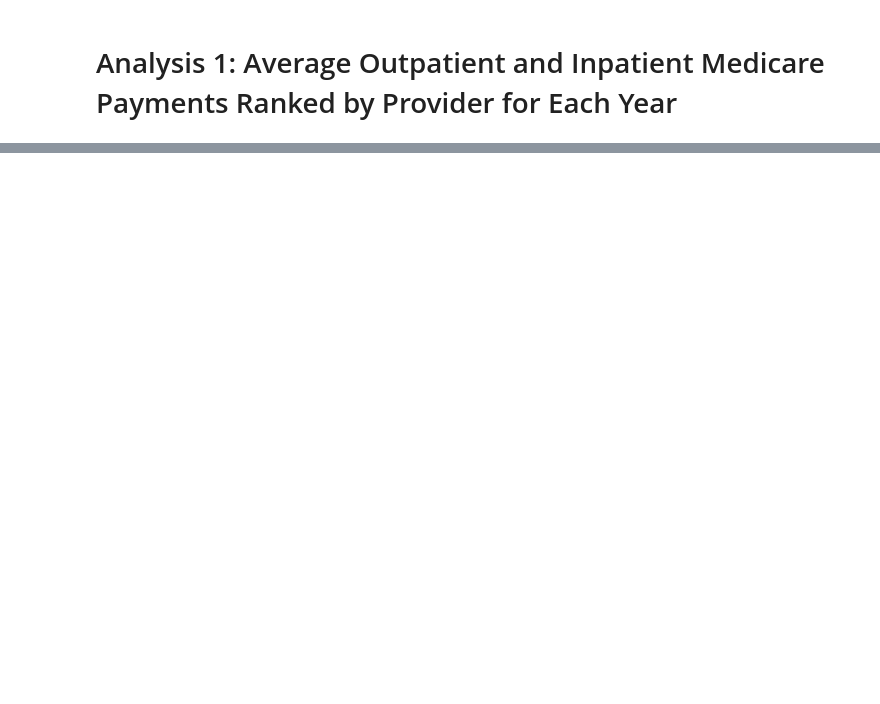
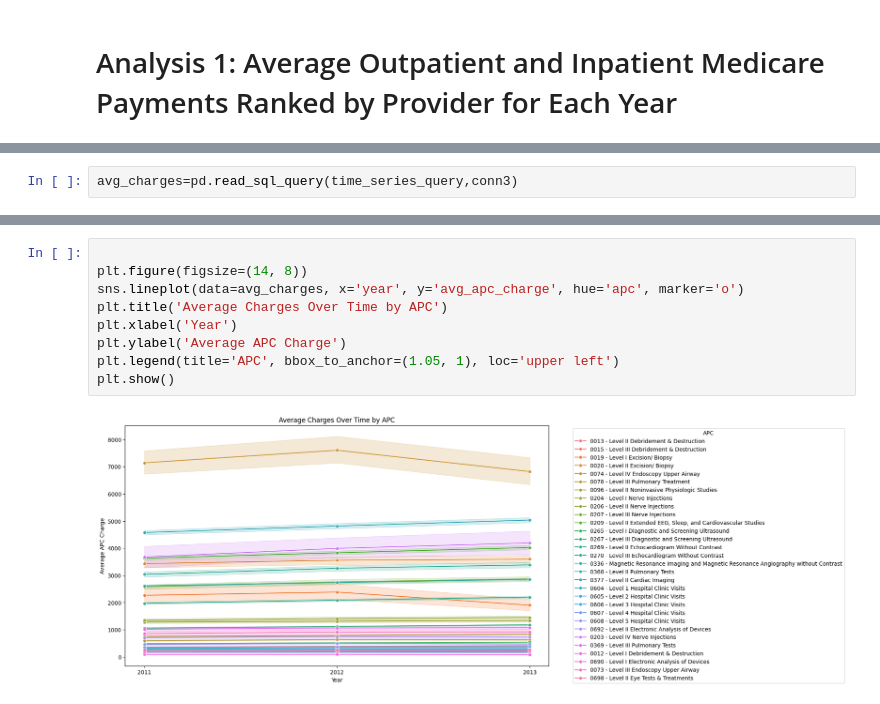
Before and after one commit to DAN-MASH/HealthcareAnalysis, a Jupyter notebook: notebook/data/EDA.ipynb, the cells around one changed output, grey strips where cells are left out. Cells and saved outputs as stored; diff of their text form; blank space fills up the shorter version.

```diff
--- a/notebook/data/EDA.ipynb
+++ b/notebook/data/EDA.ipynb
@@ -369,0 +496,2 @@ outpatient_inpatient_results = pd.read_sql_query(outpatient_inpatient_query, con
+# %%
+avg_charges=pd.read_sql_query(time_series_query,conn3)
@@ -369,0 +514,11 @@ outpatient_inpatient_results = pd.read_sql_query(outpatient_inpatient_query, con
+# %%
+
+plt.figure(figsize=(14, 8))
+sns.lineplot(data=avg_charges, x='year', y='avg_apc_charge', hue='apc', marker='o')
+plt.title('Average Charges Over Time by APC')
+plt.xlabel('Year')
+plt.ylabel('Average APC Charge')
+plt.legend(title='APC', bbox_to_anchor=(1.05, 1), loc='upper left')
+plt.show()
+# %% [output]
+[figure, added]
```
Also changed, not shown: parts of 38 cells of this notebook, 4 other files.
